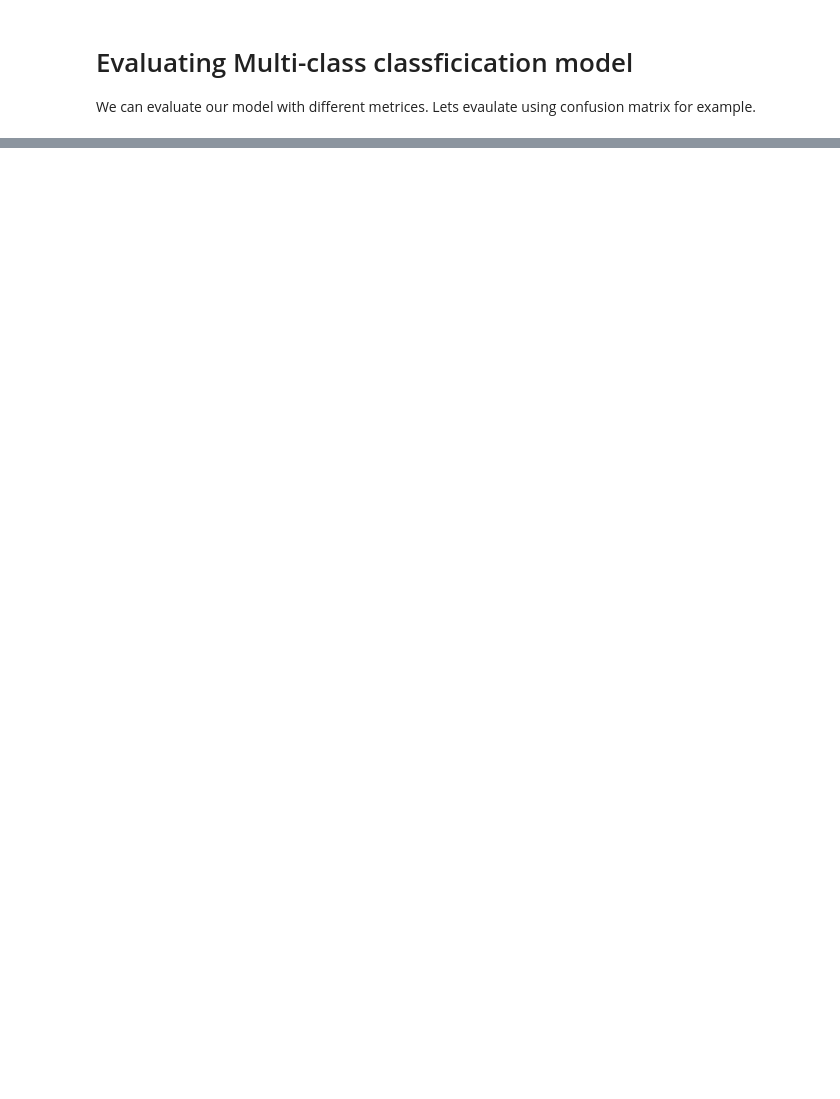
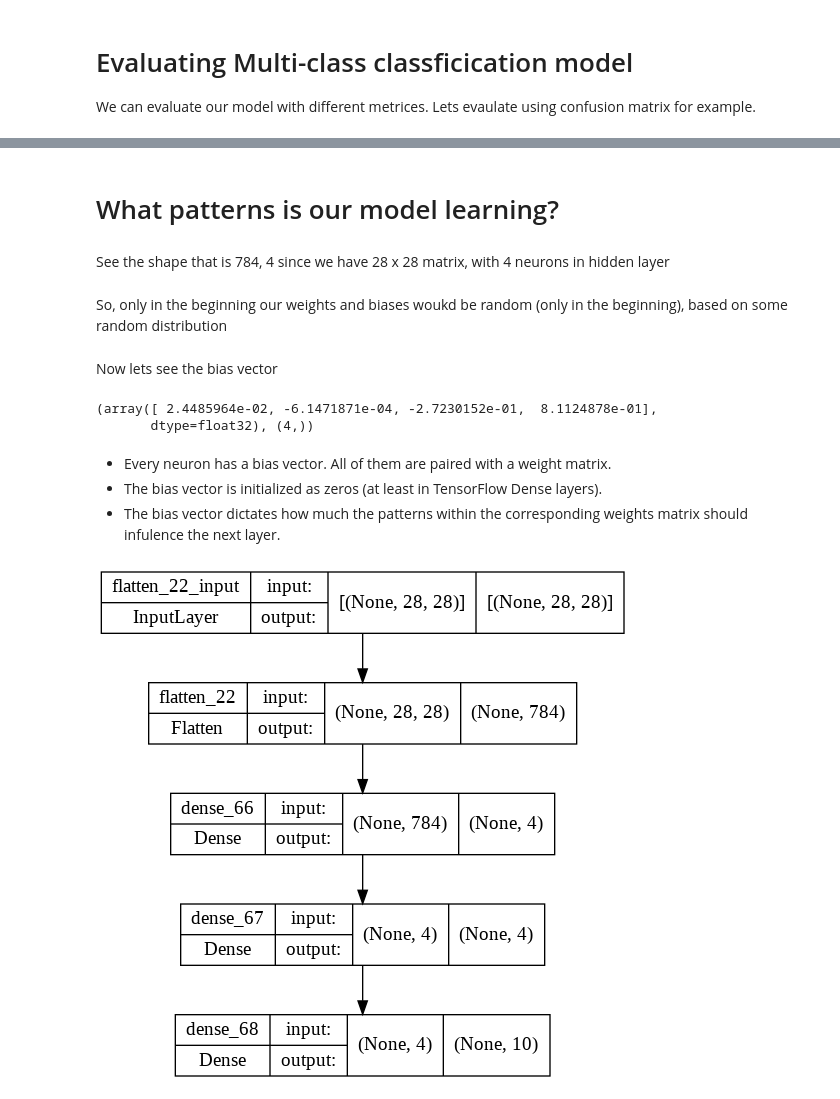
Before and after one commit to Jayveersinh-Raj/Neural_Networks_Classification, a Jupyter notebook: Neural_Networks_Classification_TensorFlow.ipynb, the cells around one changed output, grey strips where cells are left out. Saved outputs shown, nothing was run; the diff lists cells and outputs as text; code cells hidden in the pictures; blank space fills up the shorter version.

```diff
--- a/Neural_Networks_Classification_TensorFlow.ipynb
+++ b/Neural_Networks_Classification_TensorFlow.ipynb
@@ -1241,0 +1340,2 @@ We can evaluate our model with different metrices. Lets evaulate using confusion
+# %% [markdown]
+# What patterns is our model learning?
@@ -1241,0 +1351,2 @@ We can evaluate our model with different metrices. Lets evaulate using confusion
+# %% [markdown]
+See the shape that is 784, 4 since we have 28 x 28 matrix, with 4 neurons in hidden layer
@@ -1241,0 +1356,19 @@ We can evaluate our model with different metrices. Lets evaulate using confusion
+# %% [markdown]
+So, only in the beginning our weights and biases woukd be random (only in the beginning), based on some random distribution
+# %% [markdown]
+ Now lets see the bias vector
+# %%
+# Biases and their shapes
+biases, biases.shape
+# %% [output]
+(array([ 2.4485964e-02, -6.1471871e-04, -2.7230152e-01,  8.1124878e-01],
+       dtype=float32), (4,))
+# %% [markdown]
+* Every neuron has a bias vector. All of them are paired with a weight matrix.
+* The bias vector is initialized as zeros (at least in TensorFlow Dense layers).
+* The bias vector dictates how much the patterns within the corresponding weights matrix should infulence the next layer.
+# %%
+# To plot our model
+tf.keras.utils.plot_model(model_refit, show_shapes = True)
+# %% [output]
+[figure, added]
```
Also changed, not shown: parts of 19 cells of this notebook.
